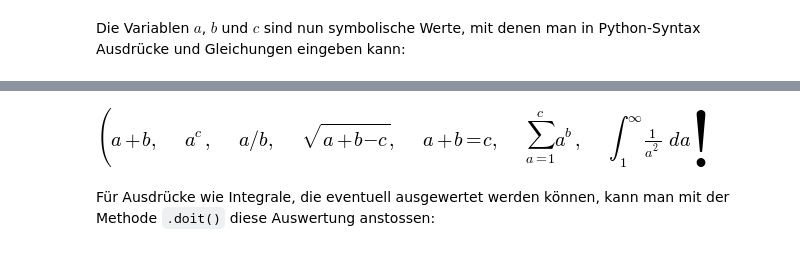
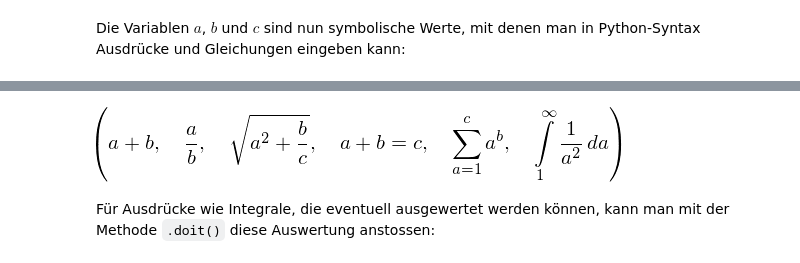
Before and after one commit to hrenkap/scipy_workshop, a Jupyter notebook: Workshop1.ipynb, the cells around one changed output, grey strips where cells are left out. Cells and saved outputs as stored; diff of their text form; code cells hidden in the pictures.

```diff
--- a/Workshop1.ipynb
+++ b/Workshop1.ipynb
@@ -283,7 +359,7 @@ greekSyms
 # %%
-a+b, a**c, a/b, sp.sqrt(a+b-c), sp.Eq(a+b,c), sp.Sum(a**b, (a, 1, c)), sp.Integral((1/a)**2,(a,1,sp.oo))
+a+b, a/b, sp.sqrt(a**2+b/c), sp.Eq(a+b,c), sp.Sum(a**b, (a, 1, c)), sp.Integral((1/a)**2,(a,1,sp.oo))
 # %% [output]
-[figure, old version]
+[figure, new version]
 # %% [markdown]
 Für Ausdrücke wie Integrale, die eventuell ausgewertet werden können, kann man mit der Methode `.doit()` diese Auswertung anstossen:
 # %%
```
Also changed, not shown: parts of 19 cells of this notebook.
